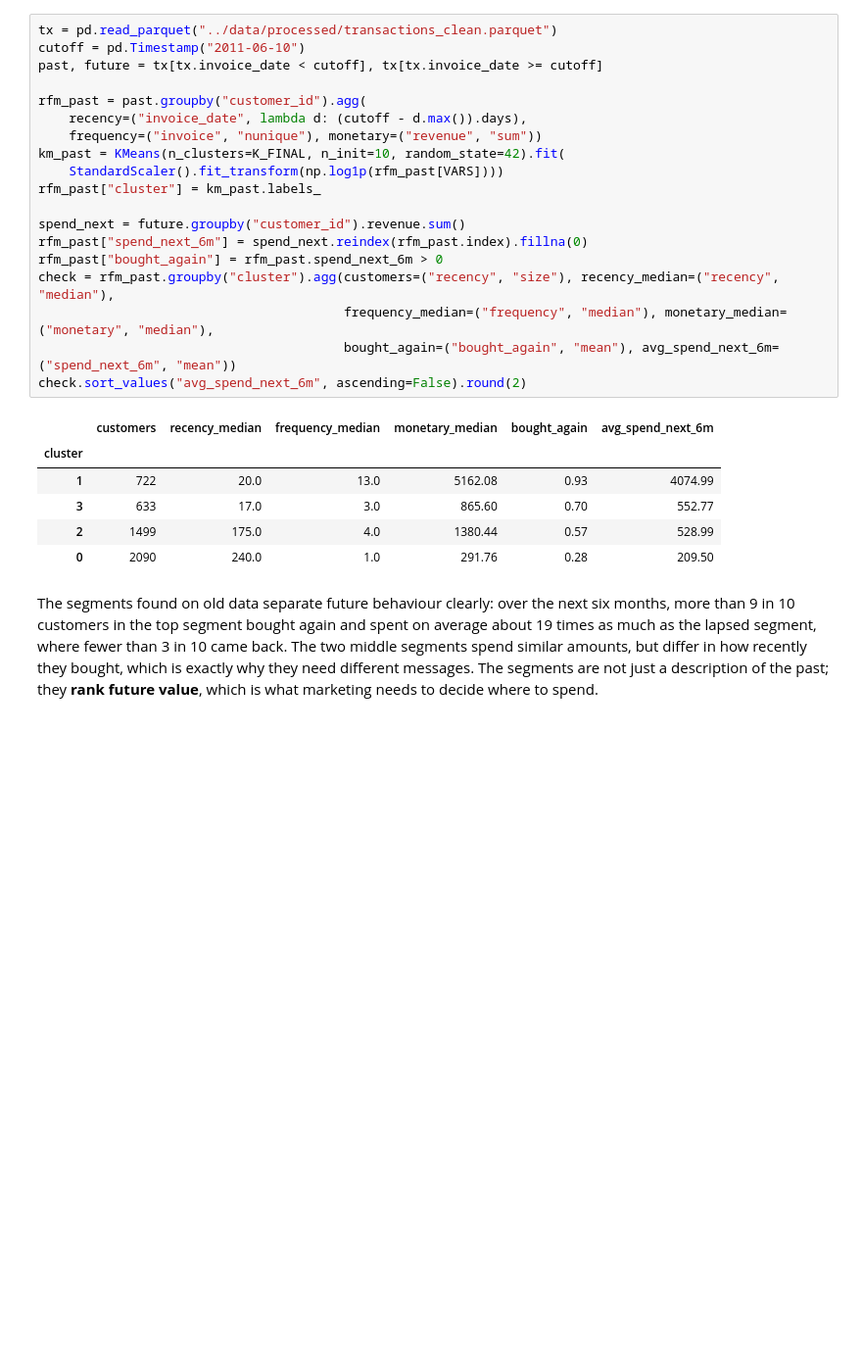
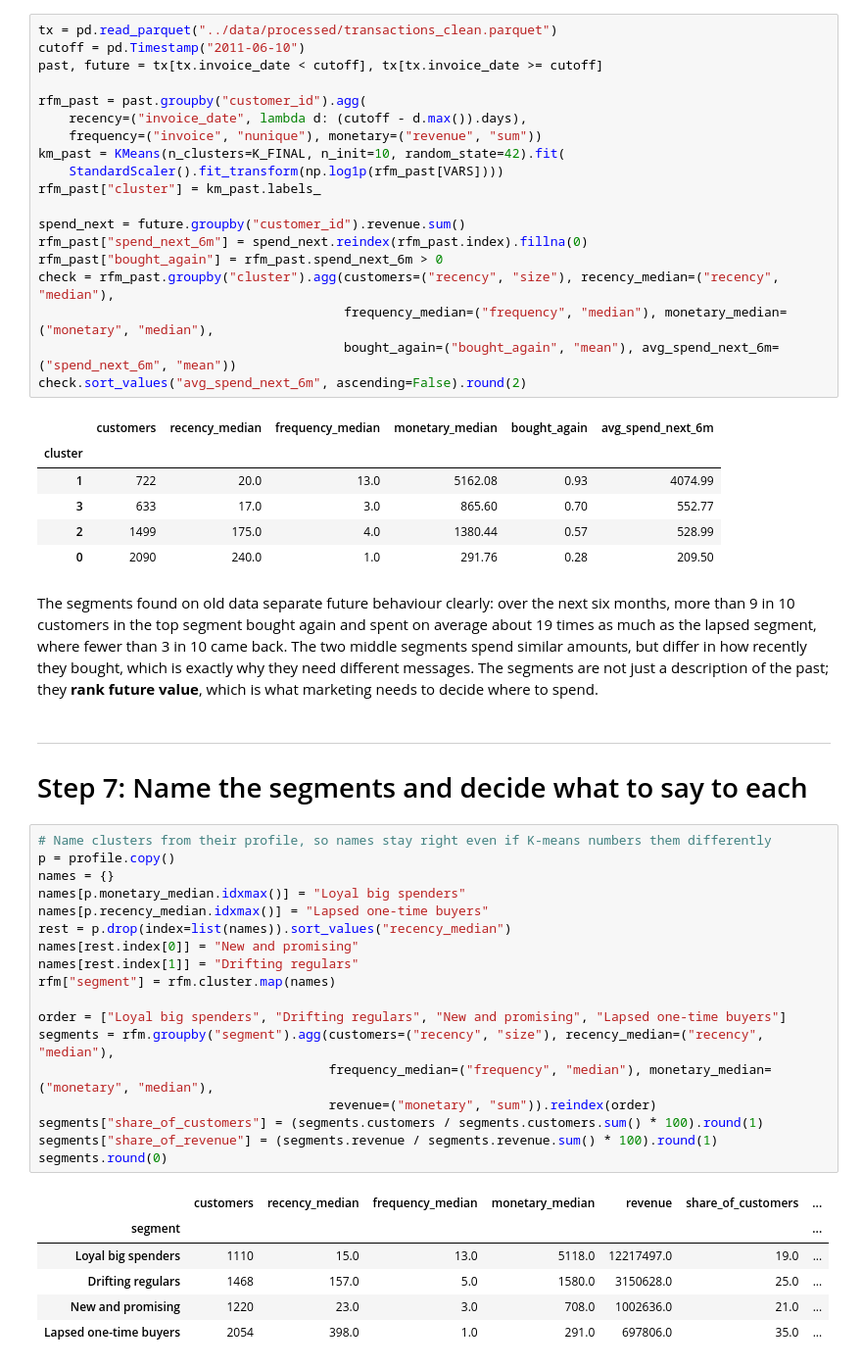
Before and after one commit to vusumuzinkosi/customer-segmentation-rfm, a Jupyter notebook: notebooks/03_kmeans.ipynb, the cells around one changed output. Shown at 98% size. Drawn from its saved outputs; the diff is of its cells as text; blank space fills up the shorter version.

```diff
--- a/notebooks/03_kmeans.ipynb
+++ b/notebooks/03_kmeans.ipynb
@@ -194,3 +194,31 @@ check.sort_values("avg_spend_next_6m", ascending=False).round(2)
 | 0 | 2090 | 240.0 | 1.0 | 291.76 | 0.28 | 209.50 |
 # %% [markdown]
 The segments found on old data separate future behaviour clearly: over the next six months, more than 9 in 10 customers in the top segment bought again and spent on average about 19 times as much as the lapsed segment, where fewer than 3 in 10 came back. The two middle segments spend similar amounts, but differ in how recently they bought, which is exactly why they need different messages. The segments are not just a description of the past; they **rank future value**, which is what marketing needs to decide where to spend.
+# %% [markdown]
+---
+# Step 7: Name the segments and decide what to say to each
+# %%
+# Name clusters from their profile, so names stay right even if K-means numbers them differently
+p = profile.copy()
+names = {}
+names[p.monetary_median.idxmax()] = "Loyal big spenders"
+names[p.recency_median.idxmax()] = "Lapsed one-time buyers"
+rest = p.drop(index=list(names)).sort_values("recency_median")
+names[rest.index[0]] = "New and promising"
+names[rest.index[1]] = "Drifting regulars"
+rfm["segment"] = rfm.cluster.map(names)
+
+order = ["Loyal big spenders", "Drifting regulars", "New and promising", "Lapsed one-time buyers"]
+segments = rfm.groupby("segment").agg(customers=("recency", "size"), recency_median=("recency", "median"),
+                                      frequency_median=("frequency", "median"), monetary_median=("monetary", "median"),
+                                      revenue=("monetary", "sum")).reindex(order)
+segments["share_of_customers"] = (segments.customers / segments.customers.sum() * 100).round(1)
+segments["share_of_revenue"] = (segments.revenue / segments.revenue.sum() * 100).round(1)
+segments.round(0)
+# %% [output]
+|  | customers | recency_median | frequency_median | monetary_median | revenue | share_of_customers | ... |
+| segment |  |  |  |  |  |  | ... |
+| Loyal big spenders | 1110 | 15.0 | 13.0 | 5118.0 | 12217497.0 | 19.0 | ... |
+| Drifting regulars | 1468 | 157.0 | 5.0 | 1580.0 | 3150628.0 | 25.0 | ... |
+| New and promising | 1220 | 23.0 | 3.0 | 708.0 | 1002636.0 | 21.0 | ... |
+| Lapsed one-time buyers | 2054 | 398.0 | 1.0 | 291.0 | 697806.0 | 35.0 | ... |
```
Also changed, not shown: parts of 3 cells of this notebook, 4 other files.
